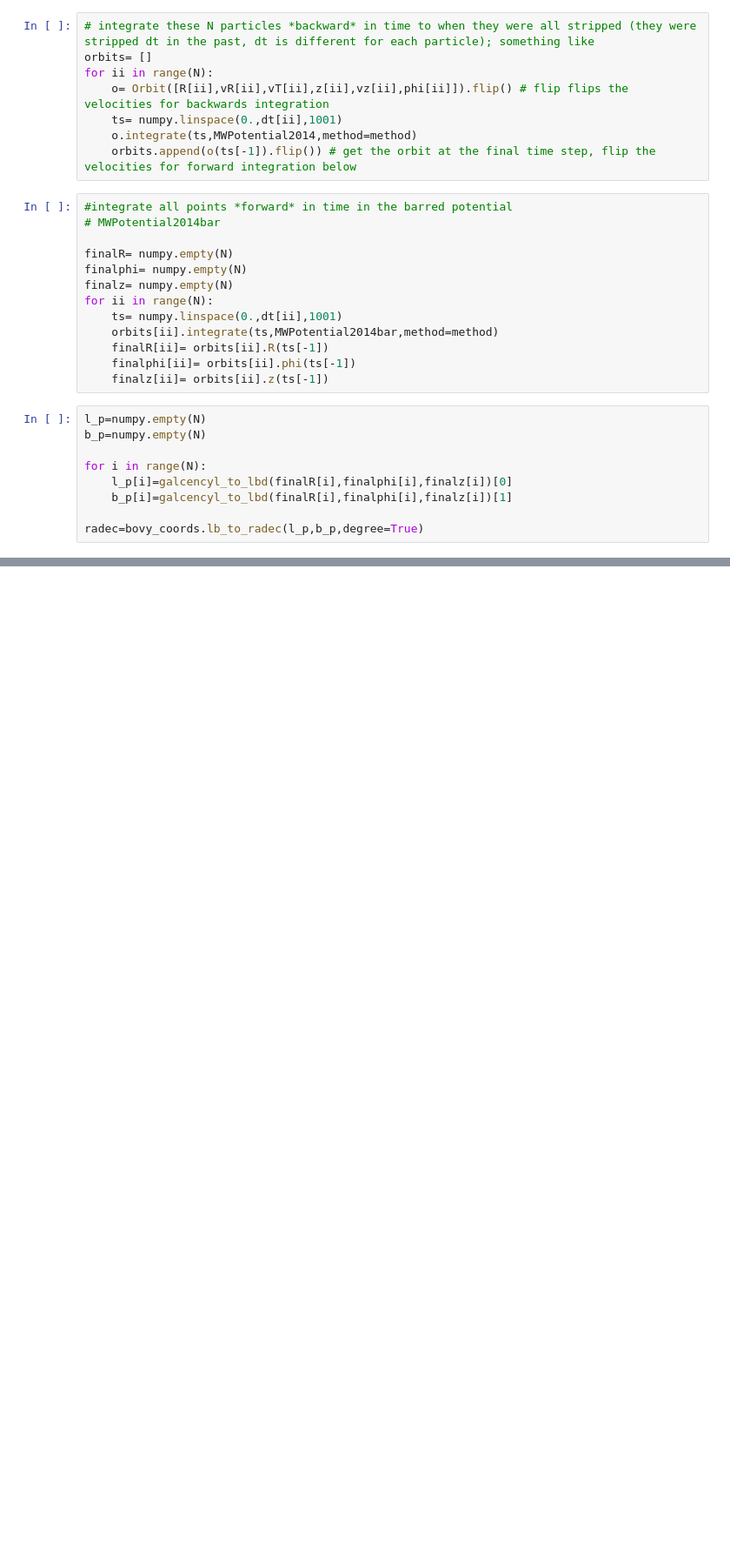
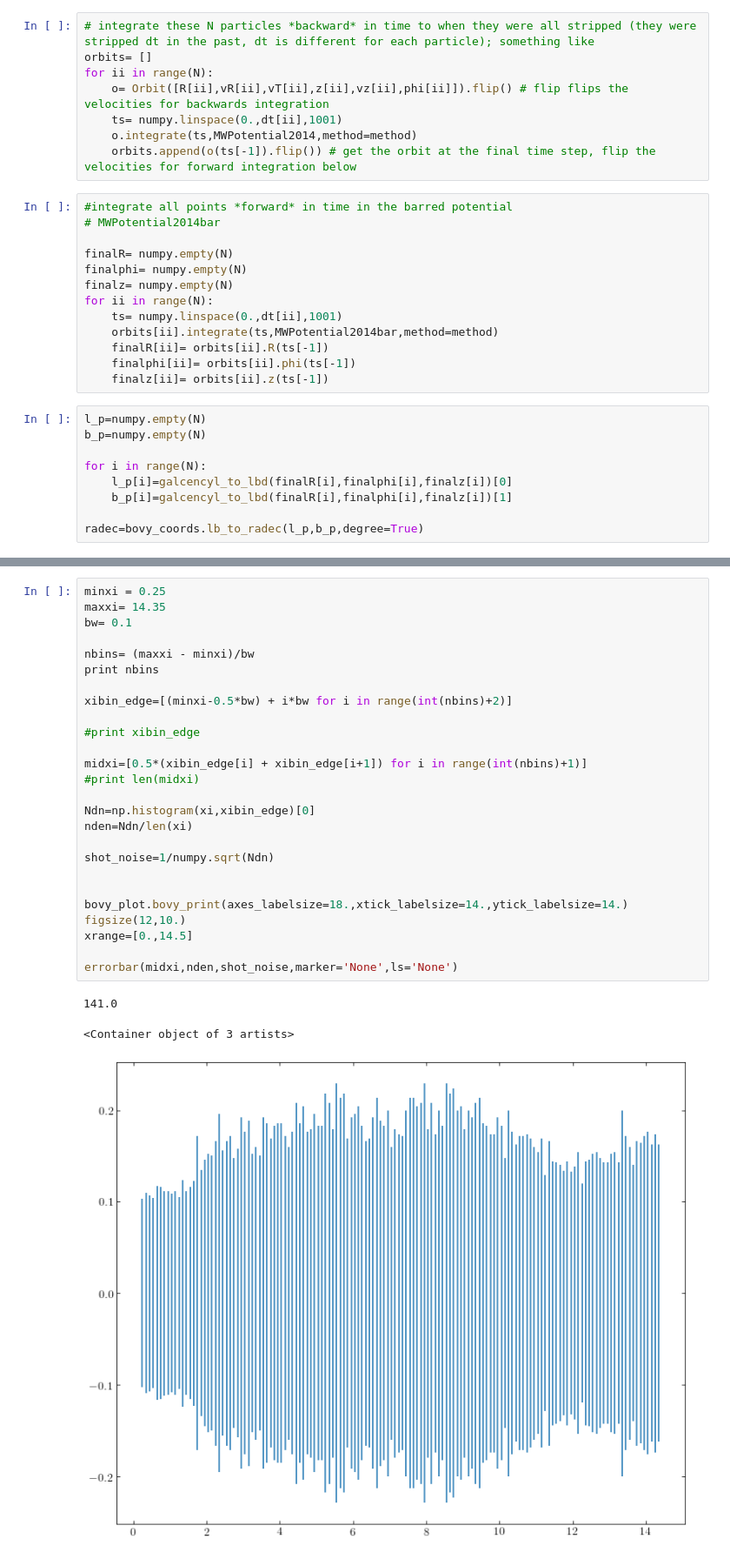
Before and after one commit to nbanik/Baryonic-effects-on-Pal5, a Jupyter notebook: effect_of_bar.ipynb, the cells around one changed output, grey strips where cells are left out. Shown at 87% size. Drawn from its saved outputs; the diff is of its cells as text; blank space fills up the shorter version.

```diff
--- a/effect_of_bar.ipynb
+++ b/effect_of_bar.ipynb
@@ -300,0 +328,30 @@ plt.show()
+# %%
+minxi = 0.25
+maxxi= 14.35
+bw= 0.1
+
+nbins= (maxxi - minxi)/bw
+print nbins
+
+xibin_edge=[(minxi-0.5*bw) + i*bw for i in range(int(nbins)+2)]
+
+#print xibin_edge
+
+midxi=[0.5*(xibin_edge[i] + xibin_edge[i+1]) for i in range(int(nbins)+1)]
+#print len(midxi)
+
+Ndn=np.histogram(xi,xibin_edge)[0]
+nden=Ndn/len(xi)
+
+shot_noise=1/numpy.sqrt(Ndn)
+
+
+bovy_plot.bovy_print(axes_labelsize=18.,xtick_labelsize=14.,ytick_labelsize=14.)
+figsize(12,10.)
+xrange=[0.,14.5]
+
+errorbar(midxi,nden,shot_noise,marker='None',ls='None')
+# %% [output]
+141.0
+<Container object of 3 artists>
+[figure, added]
```
Also changed, not shown: parts of 10 cells of this notebook, 2 other files.
